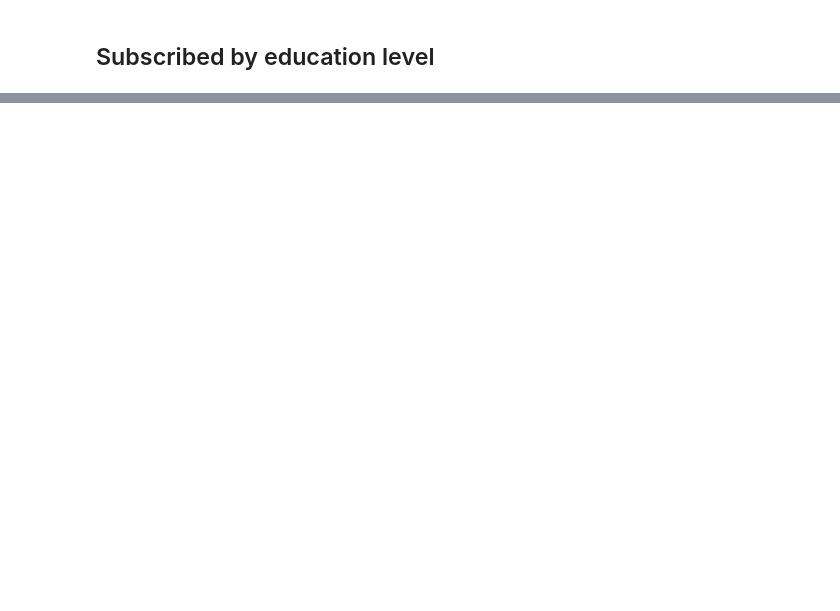
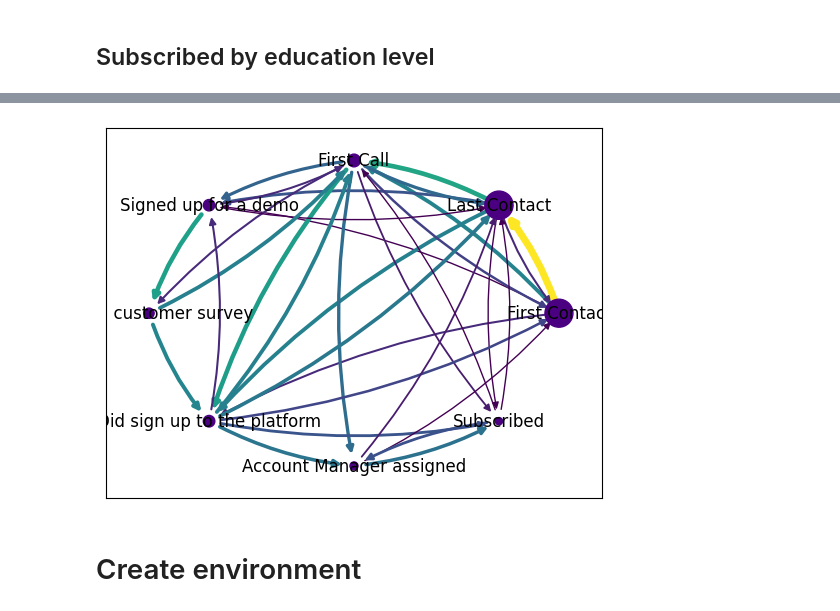
Before and after one commit to rubchume/ReinforcementLearningUsers, a Jupyter notebook: notebooks/Exploratory Data Analysis.ipynb, the cells around one changed output, grey strips where cells are left out. Cells and saved outputs as stored; diff of their text form; code cells hidden in the pictures; blank space fills up the shorter version.

```diff
--- a/notebooks/Exploratory Data Analysis.ipynb
+++ b/notebooks/Exploratory Data Analysis.ipynb
@@ -182,0 +200,9 @@ bar(df.Education, df.subscribed, "Education", target_average_name="Amount subscr
+# %%
+def customer_flow_dates_to_order(customer_flow: pd.Series):
+    date_fields_chronologic_order = customer_flow[date_columns].sort_values().dropna().index
+    customer_flow = customer_flow.copy()
+    customer_flow.loc[date_fields_chronologic_order] = np.arange(len(date_fields_chronologic_order))
+    return customer_flow
+# %%
+df_order = df.apply(customer_flow_dates_to_order, axis="columns")
+num_users_in_stage = (~pd.isnull(df_order[date_columns])).sum()
@@ -182,0 +243,33 @@ bar(df.Education, df.subscribed, "Education", target_average_name="Amount subscr
+# %%
+node_data = pd.DataFrame(num_users_in_stage.rename("weight"))
+node_data = [(node, {"weight": weight}) for node, (weight,) in node_data.iterrows()]
+# %%
+G = nx.DiGraph()
+G.add_nodes_from(node_data)
+G.add_weighted_edges_from(list(connection_matrix.stack()[connection_matrix.stack() > 0].reset_index().itertuples(index=False, name=None)))
+pos = nx.circular_layout(G)
+# %%
+nodes = nx.draw_networkx_nodes(
+    G,
+    pos,
+    node_color="indigo",
+    node_size=4 * (num_users_in_stage) ** 0.5
+)
+nx.draw_networkx_labels(G, pos)
+weights = np.array([np.log10(data["weight"]) for node_a, node_b, data in G.edges(data=True)])
+edges = nx.draw_networkx_edges(
+    G,
+    pos,
+    G.edges(),
+    arrowsize=10,
+    arrows=True,
+    connectionstyle="arc3,rad=0.1",
+    edge_color=weights,
+    edge_vmin=min(weights),
+    edge_vmax=max(weights),
+    width=weights + 1
+)
+# %% [output]
+[figure, added]
+# %% [markdown]
+# Create environment
```
Also changed, not shown: parts of 18 cells of this notebook, 4 other files.
